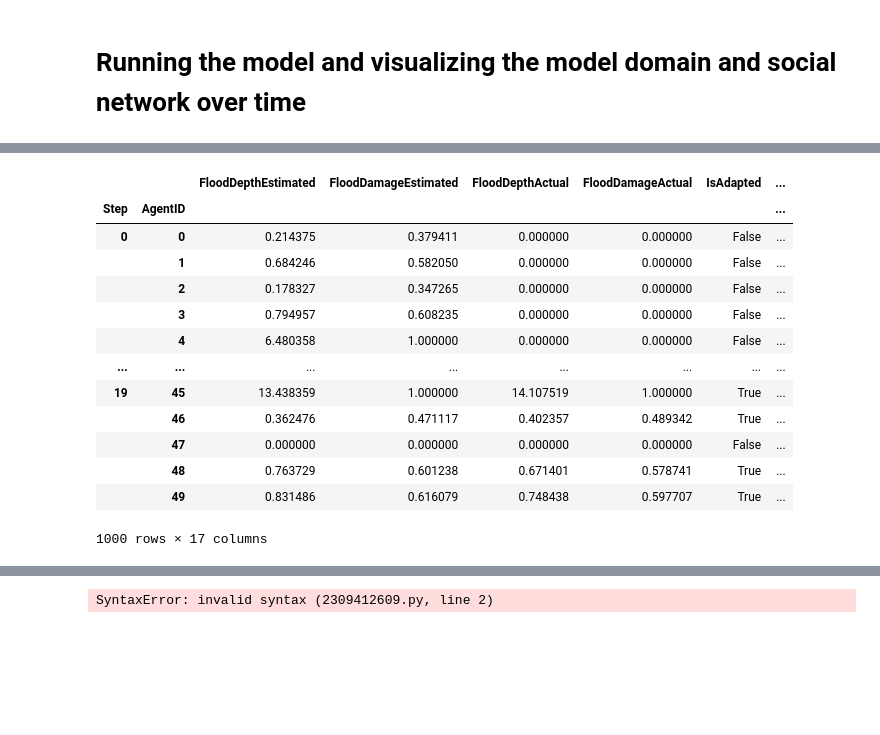
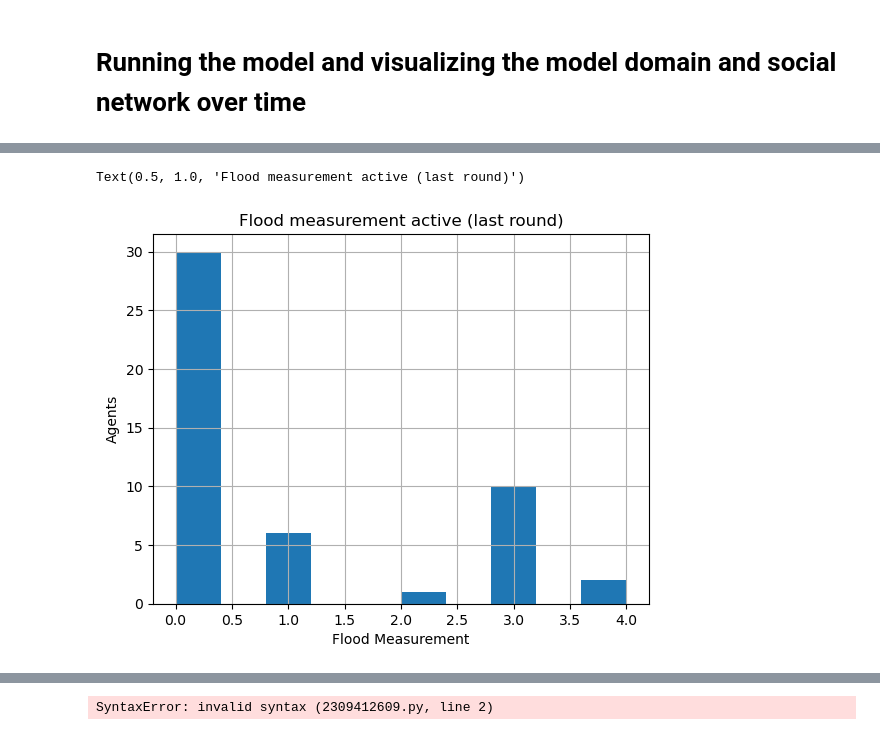
Before and after one commit to thomaslautenb/ABM, a Jupyter notebook: base_model_group1/base_model_mesa/model/demo.ipynb, the cells around one changed output, grey strips where cells are left out. Cells and saved outputs as stored; diff of their text form; code cells hidden in the pictures; blank space fills up the shorter version.

Commit message:
a lot of stuff
Worry now gauss -
est. flood damage -
update costs
worry increase

```diff
--- a/base_model_group1/base_model_mesa/model/demo.ipynb
+++ b/base_model_group1/base_model_mesa/model/demo.ipynb
@@ -106,17 +128,8 @@ KeyError: 19
-# %%
-agent_data
-# %% [output]
-|  |  | FloodDepthEstimated | FloodDamageEstimated | FloodDepthActual | FloodDamageActual | IsAdapted | ... |
-| Step | AgentID |  |  |  |  |  | ... |
-| 0 | 0 | 0.214375 | 0.379411 | 0.000000 | 0.000000 | False | ... |
-|  | 1 | 0.684246 | 0.582050 | 0.000000 | 0.000000 | False | ... |
-|  | 2 | 0.178327 | 0.347265 | 0.000000 | 0.000000 | False | ... |
-|  | 3 | 0.794957 | 0.608235 | 0.000000 | 0.000000 | False | ... |
-|  | 4 | 6.480358 | 1.000000 | 0.000000 | 0.000000 | False | ... |
-| ... | ... | ... | ... | ... | ... | ... | ... |
-| 19 | 45 | 13.438359 | 1.000000 | 14.107519 | 1.000000 | True | ... |
-|  | 46 | 0.362476 | 0.471117 | 0.402357 | 0.489342 | True | ... |
-|  | 47 | 0.000000 | 0.000000 | 0.000000 | 0.000000 | False | ... |
-|  | 48 | 0.763729 | 0.601238 | 0.671401 | 0.578741 | True | ... |
-|  | 49 | 0.831486 | 0.616079 | 0.748438 | 0.597707 | True | ... |
-1000 rows × 17 columns
+# %%
+agent_data.iloc[-50:-1]['Self_Adaption'].hist()
+plt.ylabel('Agents')
+plt.xlabel('Flood Measurement')
+plt.title('Flood measurement active (last round)')
+# %% [output]
+Text(0.5, 1.0, 'Flood measurement active (last round)')
+[figure, added]
```
Also changed, not shown: parts of 9 cells of this notebook, 2 other files.
